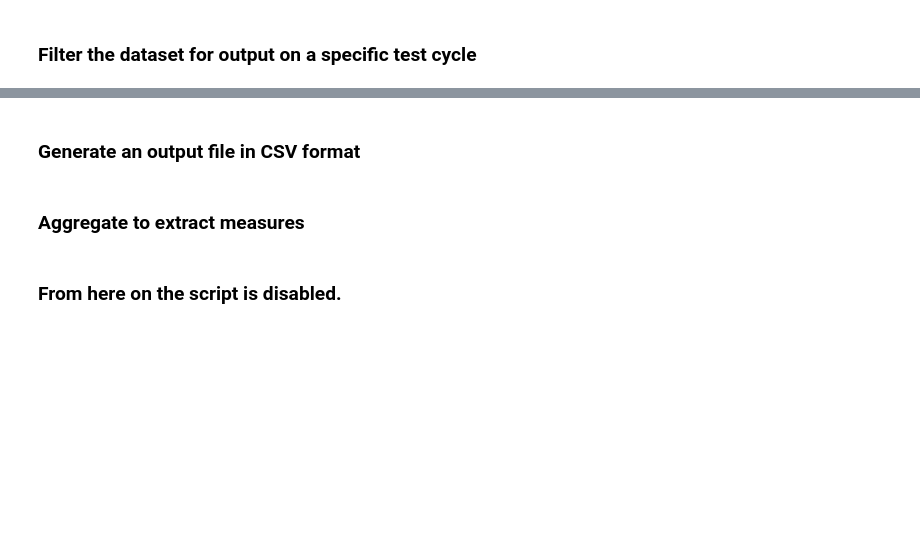
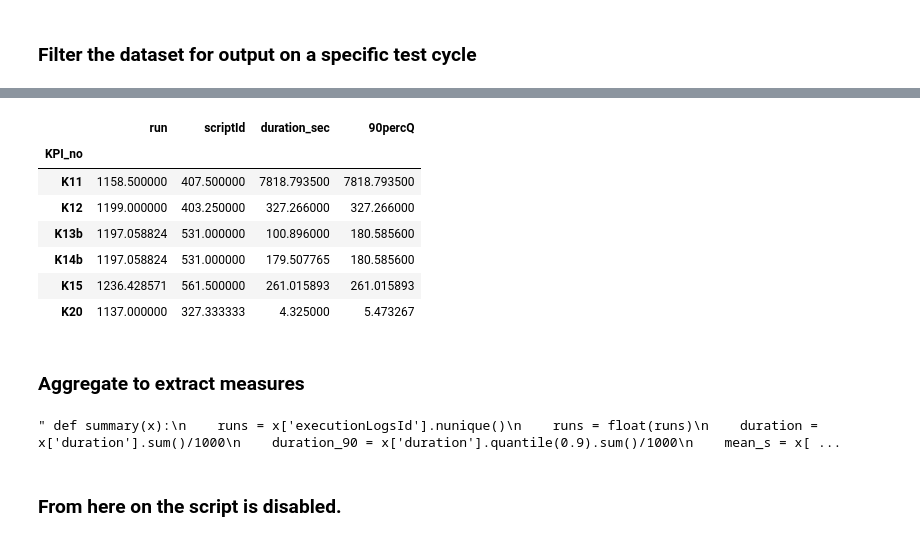
Before and after one commit to Lodewikus/CCBA_IPT, a Jupyter notebook: extract_EA_history.ipynb, the cells around one changed output, grey strips where cells are left out. Saved outputs shown, nothing was run; the diff lists cells and outputs as text; code cells hidden in the pictures; blank space fills up the shorter version.

```diff
--- a/extract_EA_history.ipynb
+++ b/extract_EA_history.ipynb
@@ -520,9 +550,9 @@ z[mask]
 # %%
-z1 = df2.groupby(['KPI','run']).agg({'scriptId': {'first'}, 'duration_sec': {'sum'}}).reset_index()
-z1.sort_values(by=['KPI'], inplace=True)
+z1 = df2.groupby(['KPI_no','run']).agg({'scriptId': {'first'}, 'duration_sec': {'sum'}}).reset_index()
+z1.sort_values(by=['KPI_no'], inplace=True)
 z1 = z1.reset_index(drop=True)
 z1.columns = ['_'.join(col) for col in z1.columns]
-z1.rename(columns={'KPI_': 'KPI', 'run_': 'run', 'scriptId_first': 'scriptId', 'duration_sec_sum': 'duration_sec'}, inplace=True)
+z1.rename(columns={'KPI_no_': 'KPI_no', 'run_': 'run', 'scriptId_first': 'scriptId', 'duration_sec_sum': 'duration_sec'}, inplace=True)
 z1['90percQ'] = 0
 scriptID_np = z1['scriptId'].unique()
 def calculate_outliers(x, scr_id):
@@ -535,6 +565,14 @@ for scriptId in scriptID_np:
     calculate_outliers(z1,scriptId)
 # %%
 #z1.groupby(['KPI']).agg({'duration_sec': {'mean'}, 'run': {'count'}}).reset_index().sort_values(by=['KPI']).to_csv('data/execution/KPIs.csv',index=False)
-z1.groupby(['KPI']).agg({'duration_sec': {'mean'}, 'run': {'count'}}).reset_index().sort_values(by=['KPI'])
+z1.groupby(['KPI_no']).agg({'duration_sec': {'mean'}, 'run': {'count'}}).reset_index().sort_values(by=['KPI_no'])
+z1.groupby(['KPI_no']).mean()
+# %% [output]
+|  | run | scriptId | duration_sec | 90percQ |
+| KPI_no |  |  |  |  |
+| K11 | 1158.500000 | 407.500000 | 7818.793500 | 7818.793500 |
+| K12 | 1199.000000 | 403.250000 | 327.266000 | 327.266000 |
+| K13b | 1197.058824 | 531.000000 | 100.896000 | 180.585600 |
+| K14b | 1197.058824 | 531.000000 | 179.507765 | 180.585600 |
+| K15 | 1236.428571 | 561.500000 | 261.015893 | 261.015893 |
+| K20 | 1137.000000 | 327.333333 | 4.325000 | 5.473267 |
-# %% [markdown]
-### Generate an output file in CSV format
@@ -543,7 +579,7 @@ df2.to_csv('data/execution/results_passed.csv',index=False)
 # %% [markdown]
 ### Aggregate to extract measures
 # %%
-def summary(x):
+""" def summary(x):
     runs = x['executionLogsId'].nunique()
     runs = float(runs)
     duration = x['duration'].sum()/1000
@@ -567,7 +603,9 @@ df2.groupby(['testName', 'executionLogsId']).apply(summary).to_html('data/execut
 #df2.groupby(['testName', 'executionLogsId']).quantile(.90).apply(summary).to_html('data/execution/result.html')
 #df2.groupby(['testName', 'executionLogsId']).apply(summary).to_excel('data/execution/result_groupby.xlsx')
 #df2.groupby(['testName', 'executionLogsId']).agg({'executionLogsId': {'nunique'}, 'duration' : {'sum'}})
-#df2.groupby(['testName']).apply(summary).to_html('data/execution/result.html')
+#df2.groupby(['testName']).apply(summary).to_html('data/execution/result.html') """
+# %% [output]
+" def summary(x):\n    runs = x['executionLogsId'].nunique()\n    runs = float(runs)\n    duration = x['duration'].sum()/1000\n    duration_90 = x['duration'].quantile(0.9).sum()/1000\n    mean_s = x[ ...
 # %% [markdown]
 ### From here on the script is disabled.
 # %%
```
Also changed, not shown: parts of 51 cells of this notebook, 7 other files.
